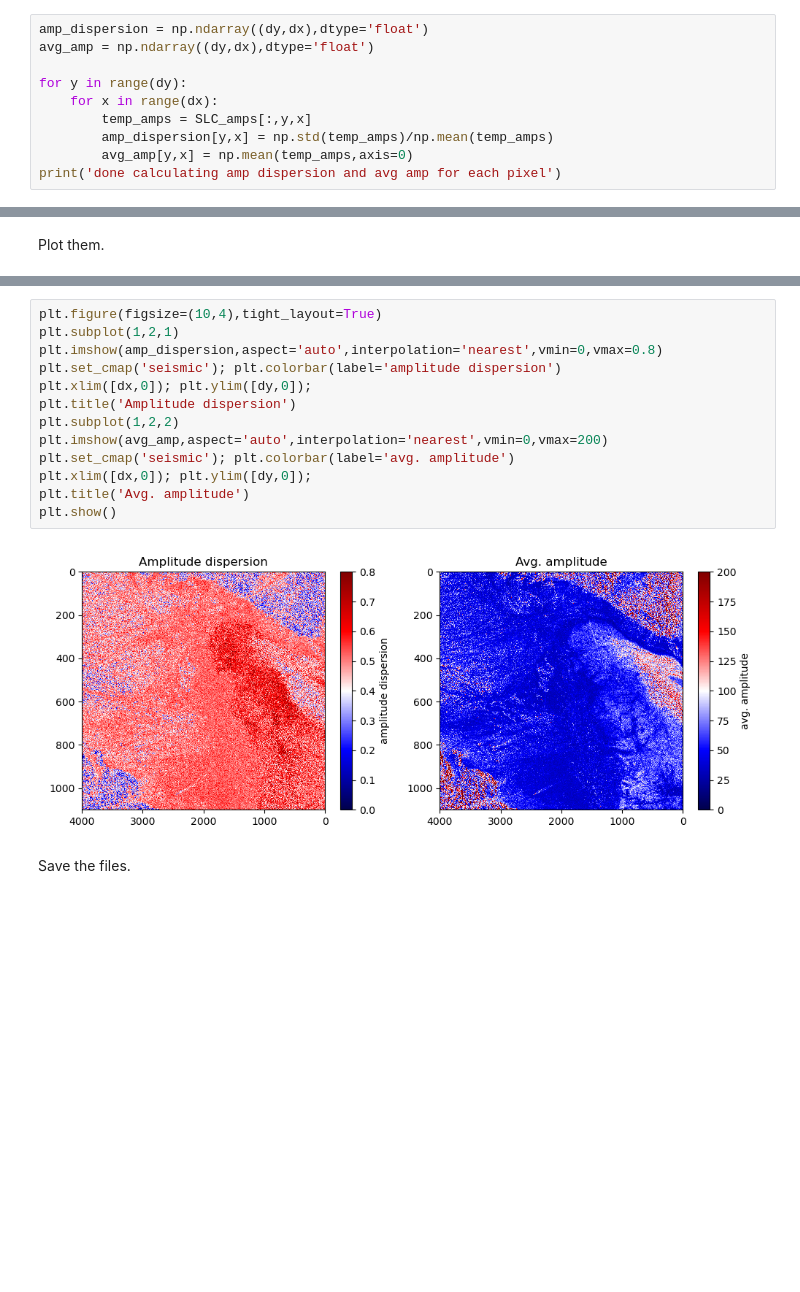
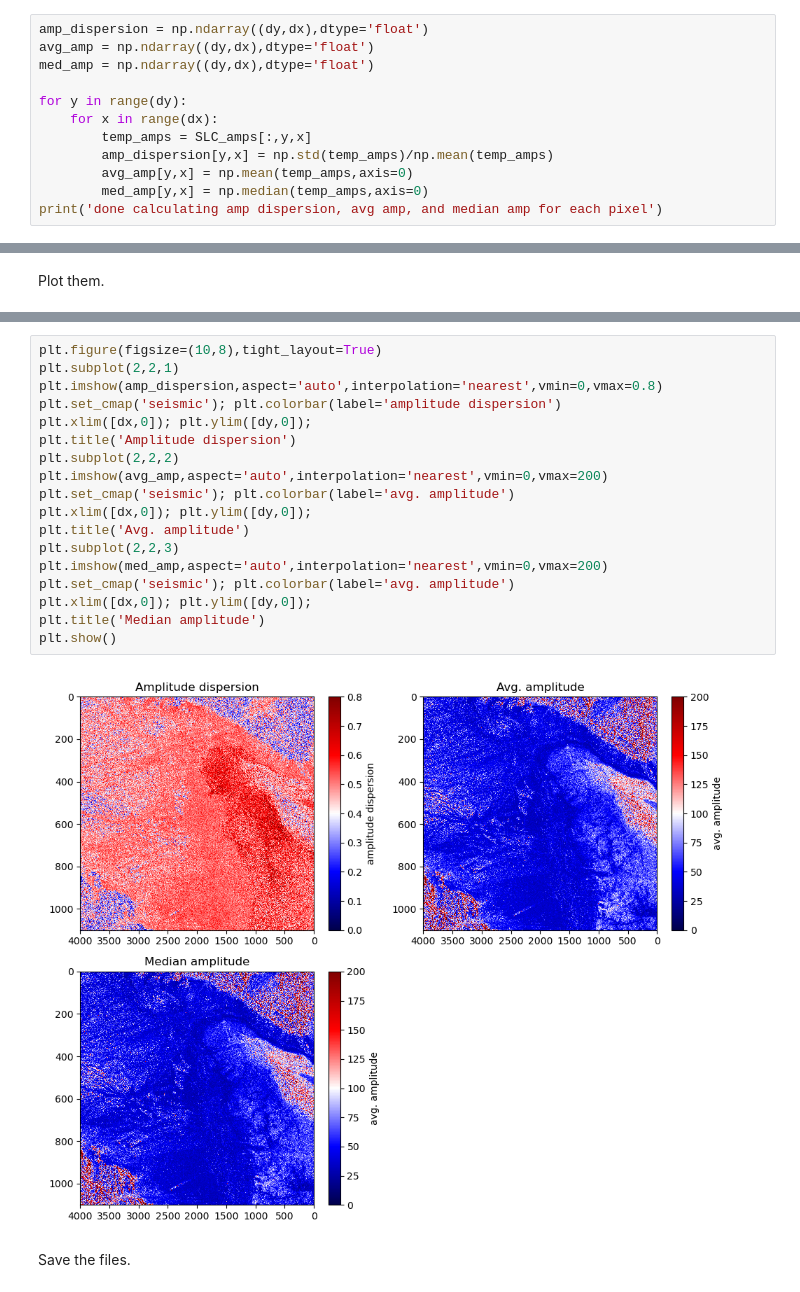
Before and after one commit to opaschall/LagunaSalada, a Jupyter notebook: 13_masks/amplitude_dispersion.ipynb, the cells around one changed output, grey strips where cells are left out. Saved outputs shown, nothing was run; the diff lists cells and outputs as text; blank space fills up the shorter version.

```diff
--- a/13_masks/amplitude_dispersion.ipynb
+++ b/13_masks/amplitude_dispersion.ipynb
@@ -75,11 +75,13 @@ Takes ~5 minutes to run.
 # %%
 amp_dispersion = np.ndarray((dy,dx),dtype='float')
 avg_amp = np.ndarray((dy,dx),dtype='float')
+med_amp = np.ndarray((dy,dx),dtype='float')
 
 for y in range(dy):
     for x in range(dx):
         temp_amps = SLC_amps[:,y,x]
         amp_dispersion[y,x] = np.std(temp_amps)/np.mean(temp_amps)
         avg_amp[y,x] = np.mean(temp_amps,axis=0)
-print('done calculating amp dispersion and avg amp for each pixel')
+        med_amp[y,x] = np.median(temp_amps,axis=0)
+print('done calculating amp dispersion, avg amp, and median amp for each pixel')
 # %% [output]
@@ -95,18 +99,23 @@ print(np.mean(avg_amp))
 # %%
-plt.figure(figsize=(10,4),tight_layout=True)
-plt.subplot(1,2,1)
+plt.figure(figsize=(10,8),tight_layout=True)
+plt.subplot(2,2,1)
 plt.imshow(amp_dispersion,aspect='auto',interpolation='nearest',vmin=0,vmax=0.8)
 plt.set_cmap('seismic'); plt.colorbar(label='amplitude dispersion')
 plt.xlim([dx,0]); plt.ylim([dy,0]);
 plt.title('Amplitude dispersion')
-plt.subplot(1,2,2)
+plt.subplot(2,2,2)
 plt.imshow(avg_amp,aspect='auto',interpolation='nearest',vmin=0,vmax=200)
 plt.set_cmap('seismic'); plt.colorbar(label='avg. amplitude')
 plt.xlim([dx,0]); plt.ylim([dy,0]);
 plt.title('Avg. amplitude')
+plt.subplot(2,2,3)
+plt.imshow(med_amp,aspect='auto',interpolation='nearest',vmin=0,vmax=200)
+plt.set_cmap('seismic'); plt.colorbar(label='avg. amplitude')
+plt.xlim([dx,0]); plt.ylim([dy,0]);
+plt.title('Median amplitude')
 plt.show()
 # %% [output]
-[figure, old version]
+[figure, new version]
 # %% [markdown]
 Save the files.
 # %%
```
Also changed, not shown: parts of 3 cells of this notebook, 11 other files.
